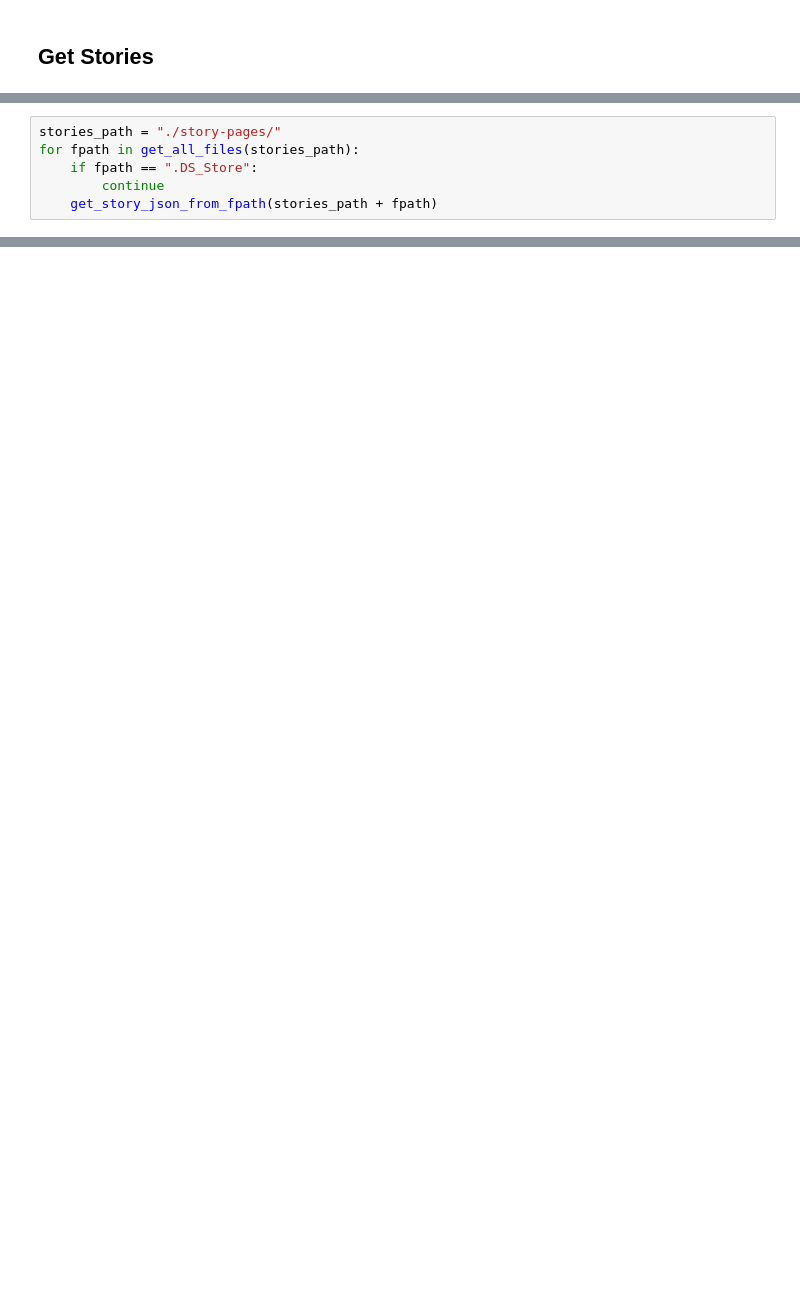
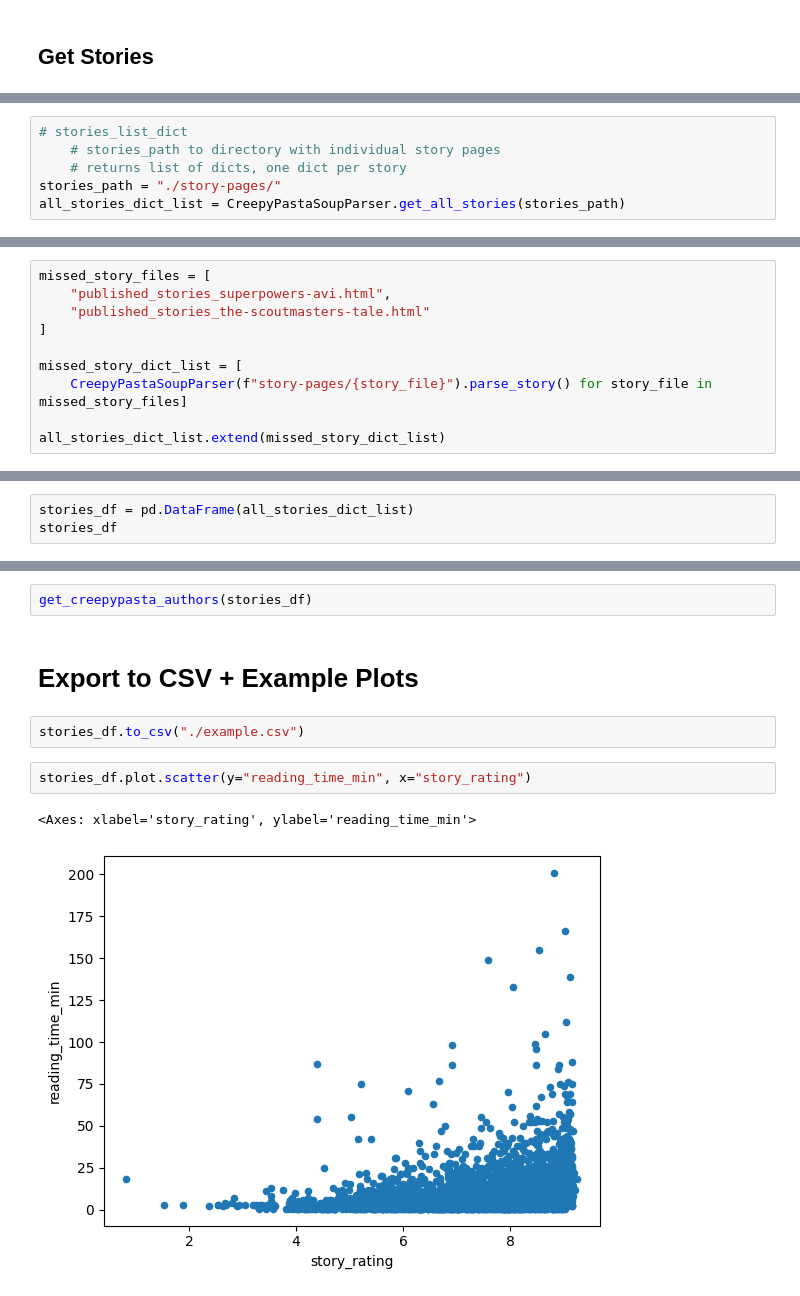
Before and after one commit to jellomoat/pasta, a Jupyter notebook: pasta-stories.ipynb, the cells around one changed output, grey strips where cells are left out. Saved outputs shown, nothing was run; the diff lists cells and outputs as text; blank space fills up the shorter version.

```diff
--- a/pasta-stories.ipynb
+++ b/pasta-stories.ipynb
@@ -573,6 +142,0 @@ get_story_json_from_fpath(test_story_2)
-# %%
-stories_path = "./story-pages/"
-for fpath in get_all_files(stories_path):
-    if fpath == ".DS_Store":
-        continue
-    get_story_json_from_fpath(stories_path + fpath)
@@ -596,0 +637,6 @@ for fpath in get_all_files(stories_path):
+# %%
+# stories_list_dict
+    # stories_path to directory with individual story pages
+    # returns list of dicts, one dict per story
+stories_path = "./story-pages/"
+all_stories_dict_list = CreepyPastaSoupParser.get_all_stories(stories_path)
@@ -596,0 +671,10 @@ for fpath in get_all_files(stories_path):
+# %%
+missed_story_files = [
+    "published_stories_superpowers-avi.html",
+    "published_stories_the-scoutmasters-tale.html"
+]
+
+missed_story_dict_list = [
+    CreepyPastaSoupParser(f"story-pages/{story_file}").parse_story() for story_file in missed_story_files]
+
+all_stories_dict_list.extend(missed_story_dict_list)
@@ -596,0 +688,3 @@ for fpath in get_all_files(stories_path):
+# %%
+stories_df = pd.DataFrame(all_stories_dict_list)
+stories_df
@@ -596,0 +724,11 @@ for fpath in get_all_files(stories_path):
+# %%
+get_creepypasta_authors(stories_df)
+# %% [markdown]
+# Export to CSV + Example Plots
+# %%
+stories_df.to_csv("./example.csv")
+# %%
+stories_df.plot.scatter(y="reading_time_min", x="story_rating")
+# %% [output]
+<Axes: xlabel='story_rating', ylabel='reading_time_min'>
+[figure, added]
```
Also changed, not shown: parts of 82 cells of this notebook.
